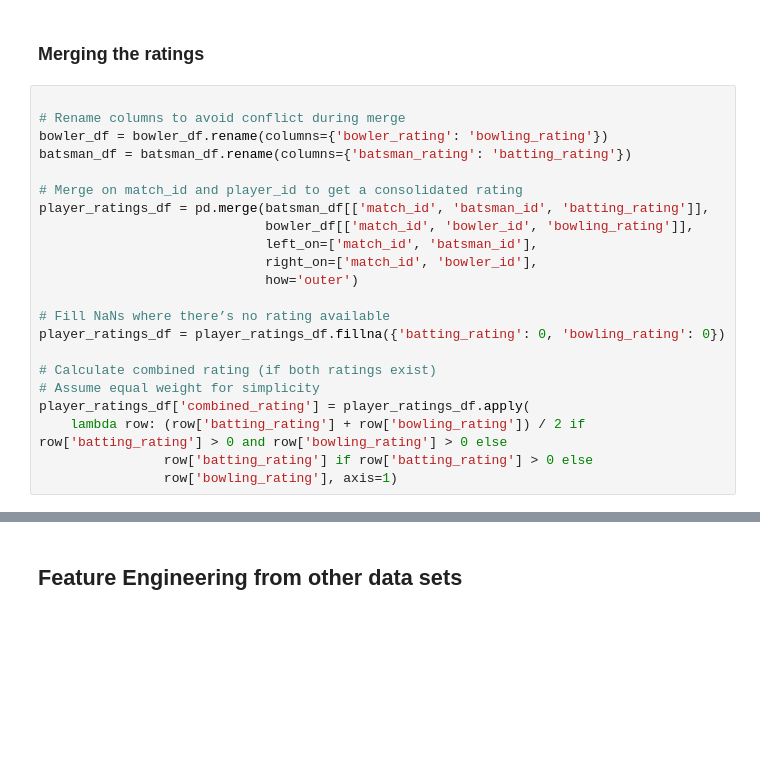
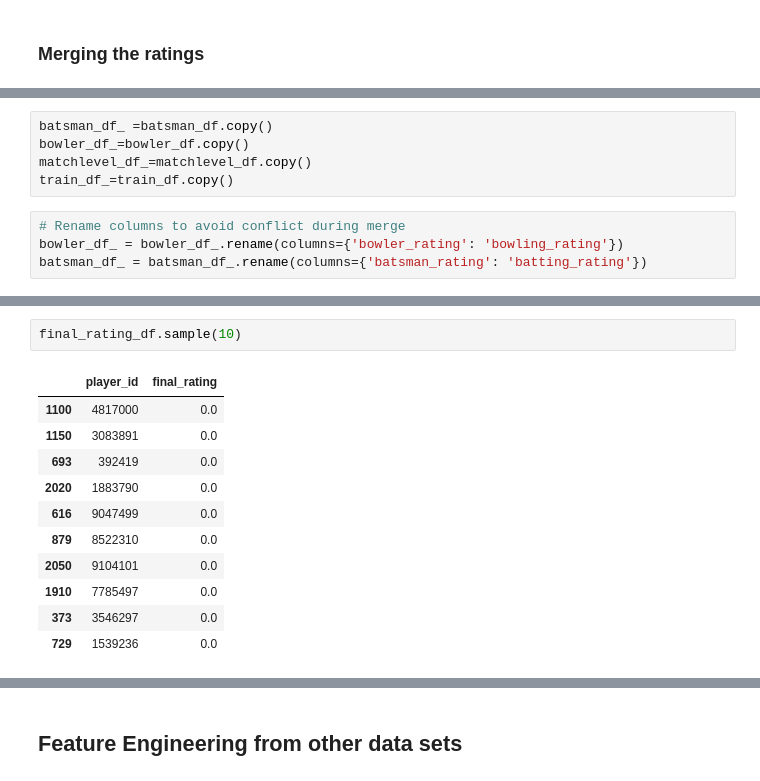
Before and after one commit to arpitkumar2004/American_Express_Project, a Jupyter notebook: Python file/pipeline.ipynb, the cells around one changed output, grey strips where cells are left out. Saved outputs shown, nothing was run; the diff lists cells and outputs as text; blank space fills up the shorter version.

```diff
--- a/Python file/pipeline.ipynb
+++ b/Python file/pipeline.ipynb
@@ -1428,25 +1428,3 @@ batsman_df['batsman_id'].nunique()
 315
 # %% [markdown]
 ### **Merging the ratings**
-# %%
-
-# Rename columns to avoid conflict during merge
-bowler_df = bowler_df.rename(columns={'bowler_rating': 'bowling_rating'})
-batsman_df = batsman_df.rename(columns={'batsman_rating': 'batting_rating'})
-
-# Merge on match_id and player_id to get a consolidated rating
-player_ratings_df = pd.merge(batsman_df[['match_id', 'batsman_id', 'batting_rating']],
-                             bowler_df[['match_id', 'bowler_id', 'bowling_rating']],
-                             left_on=['match_id', 'batsman_id'],
-                             right_on=['match_id', 'bowler_id'],
-                             how='outer')
-
-# Fill NaNs where there’s no rating available
-player_ratings_df = player_ratings_df.fillna({'batting_rating': 0, 'bowling_rating': 0})
-
-# Calculate combined rating (if both ratings exist)
-# Assume equal weight for simplicity
-player_ratings_df['combined_rating'] = player_ratings_df.apply(
-    lambda row: (row['batting_rating'] + row['bowling_rating']) / 2 if row['batting_rating'] > 0 and row['bowling_rating'] > 0 else
-                row['batting_rating'] if row['batting_rating'] > 0 else
-                row['bowling_rating'], axis=1)
@@ -1565,0 +1431,9 @@ def get_player_ratings(train_df, batsman_df, bowler_df, match_info_df):
+# %%
+batsman_df_ =batsman_df.copy()
+bowler_df_=bowler_df.copy()
+matchlevel_df_=matchlevel_df.copy()
+train_df_=train_df.copy()
+# %%
+# Rename columns to avoid conflict during merge
+bowler_df_ = bowler_df_.rename(columns={'bowler_rating': 'bowling_rating'})
+batsman_df_ = batsman_df_.rename(columns={'batsman_rating': 'batting_rating'})
@@ -1565,0 +1514,14 @@ def get_player_ratings(train_df, batsman_df, bowler_df, match_info_df):
+# %%
+final_rating_df.sample(10)
+# %% [output]
+|  | player_id | final_rating |
+| 1100 | 4817000 | 0.0 |
+| 1150 | 3083891 | 0.0 |
+| 693 | 392419 | 0.0 |
+| 2020 | 1883790 | 0.0 |
+| 616 | 9047499 | 0.0 |
+| 879 | 8522310 | 0.0 |
+| 2050 | 9104101 | 0.0 |
+| 1910 | 7785497 | 0.0 |
+| 373 | 3546297 | 0.0 |
+| 729 | 1539236 | 0.0 |
```
Also changed, not shown: parts of 6 cells of this notebook, 5 other files.
